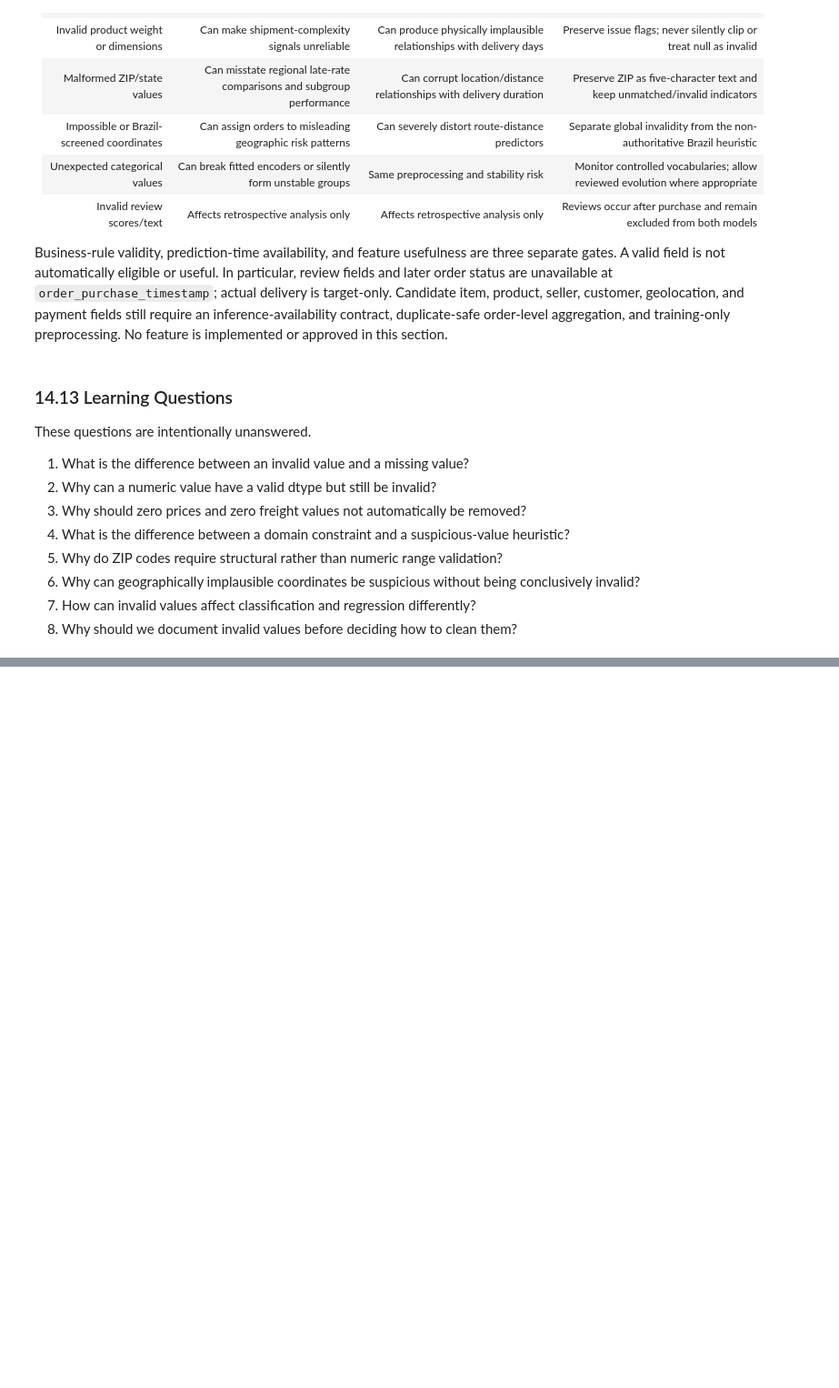
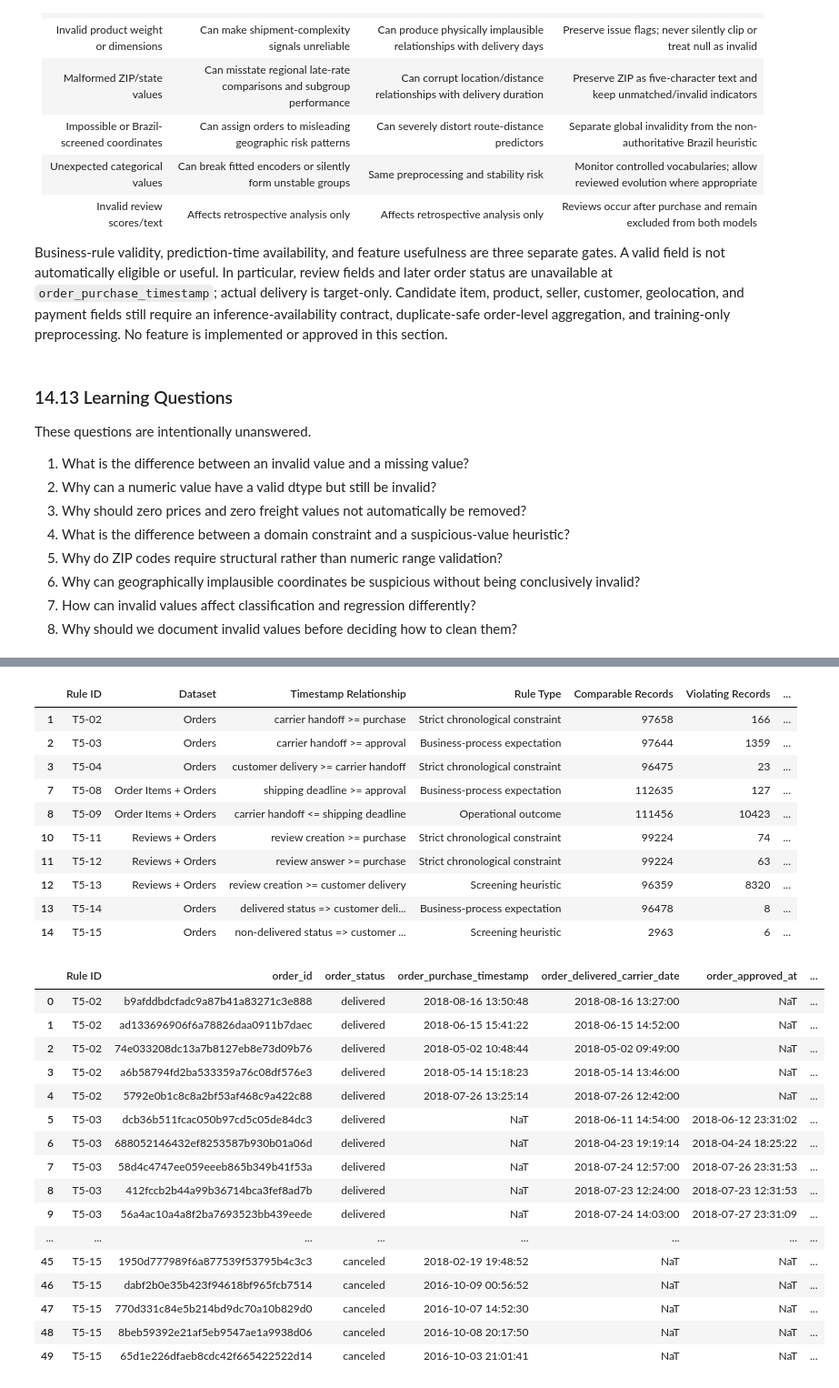
Before and after one commit to mmubashir95/ecommerce-delivery-intelligence, a Jupyter notebook: notebooks/02_data_quality.ipynb, the cells around one changed output, grey strips where cells are left out. Shown at 91% size. Saved outputs shown, nothing was run; the diff lists cells and outputs as text; code cells hidden in the pictures; blank space fills up the shorter version.

Commit message:
Implement date consistency validation

```diff
--- a/notebooks/02_data_quality.ipynb
+++ b/notebooks/02_data_quality.ipynb
@@ -2807,0 +2901,19 @@ These questions are intentionally unanswered.
+# %%
+temporal_rule_definitions = pd.DataFrame([
+    {"Rule ID": "T5-01", "Dataset": "Orders", "Timestamp Relationship": "approval >= purchase", "Rule Type": "Business expectation", "Rule Justification": "Approval normally follows order placement; small reversals could reflect recording clocks.", "Classification upon Violation": "Needs Investigation", "ML Impact": "Approval is excluded; anomalies may indicate broader lifecycle reliability issues."},
+    {"Rule ID": "T5-02", "Dataset": "Orders", "Timestamp Relationship": "carrier handoff >= purchase", "Rule Type": "Strict chronological constraint", "Rule Justification": "An order cannot be physically handed off before it exists.", "Classification upon Violation": "Invalid", "ML Impact": "Sequence quality affects cohort eligibility; handoff is never a predictor."},
+    {"Rule ID": "T5-03", "Dataset": "Orders", "Timestamp Relationship": "carrier handoff >= approval", "Rule Type": "Business-process expectation", "Rule Justification": "The usual workflow approves before carrier handoff, but source recording may be asynchronous.", "Classification upon Violation": "Needs Investigation", "ML Impact": "May require an exclusion/flag policy for label cohorts."},
+    {"Rule ID": "T5-04", "Dataset": "Orders", "Timestamp Relationship": "customer delivery >= carrier handoff", "Rule Type": "Strict chronological constraint", "Rule Justification": "Physical delivery cannot precede physical handoff; recording latency remains a possible cause.", "Classification upon Violation": "Invalid", "ML Impact": "Contradictory lifecycle evidence weakens target trust."},
+    {"Rule ID": "T5-05", "Dataset": "Orders", "Timestamp Relationship": "customer delivery >= purchase", "Rule Type": "Strict chronological constraint", "Rule Justification": "Negative observed delivery duration is impossible under field semantics.", "Classification upon Violation": "Invalid", "ML Impact": "Directly invalidates the regression target."},
+    {"Rule ID": "T5-06", "Dataset": "Orders", "Timestamp Relationship": "estimated delivery >= purchase", "Rule Type": "Strict chronological constraint", "Rule Justification": "A promised delivery date cannot precede the order it describes.", "Classification upon Violation": "Invalid", "ML Impact": "Can invalidate promised-duration features and classification labels."},
+    {"Rule ID": "T5-07", "Dataset": "Order Items + Orders", "Timestamp Relationship": "shipping deadline >= purchase", "Rule Type": "Strict chronological constraint", "Rule Justification": "An item deadline should not expire before its order exists.", "Classification upon Violation": "Invalid", "ML Impact": "Deadline semantics/availability must be established before any use."},
+    {"Rule ID": "T5-08", "Dataset": "Order Items + Orders", "Timestamp Relationship": "shipping deadline >= approval", "Rule Type": "Business-process expectation", "Rule Justification": "Deadlines usually allow fulfillment after approval; async approval can complicate interpretation.", "Classification upon Violation": "Needs Investigation", "ML Impact": "Deadline remains an unapproved predictor."},
+    {"Rule ID": "T5-09", "Dataset": "Order Items + Orders", "Timestamp Relationship": "carrier handoff <= shipping deadline", "Rule Type": "Operational outcome", "Rule Justification": "A later handoff is a missed deadline, not timestamp corruption.", "Classification upon Violation": "Needs Investigation", "ML Impact": "Potential outcome leakage; never repair or remove as corruption."},
+    {"Rule ID": "T5-10", "Dataset": "Reviews", "Timestamp Relationship": "answer >= creation", "Rule Type": "Strict chronological constraint", "Rule Justification": "An answer cannot precede creation of the review record it answers.", "Classification upon Violation": "Invalid", "ML Impact": "Retrospective review analysis only."},
+    {"Rule ID": "T5-11", "Dataset": "Reviews + Orders", "Timestamp Relationship": "review creation >= purchase", "Rule Type": "Strict chronological constraint", "Rule Justification": "A review for an order should not exist before that order.", "Classification upon Violation": "Invalid", "ML Impact": "Reviews remain prohibited predictors."},
+    {"Rule ID": "T5-12", "Dataset": "Reviews + Orders", "Timestamp Relationship": "review answer >= purchase", "Rule Type": "Strict chronological constraint", "Rule Justification": "A response for an order should not predate purchase.", "Classification upon Violation": "Invalid", "ML Impact": "Reviews remain prohibited predictors."},
+    {"Rule ID": "T5-13", "Dataset": "Reviews + Orders", "Timestamp Relationship": "review creation >= customer delivery", "Rule Type": "Screening heuristic", "Rule Justification": "Review workflows are not fully documented and may trigger before recorded delivery.", "Classification upon Violation": "Needs Investigation", "ML Impact": "No feature use; informs source interpretation only."},
+    {"Rule ID": "T5-14", "Dataset": "Orders", "Timestamp Relationship": "delivered status => customer delivery present", "Rule Type": "Business-process expectation", "Rule Justification": "Delivered status normally requires an actual-delivery timestamp.", "Classification upon Violation": "Needs Investigation", "ML Impact": "Rows are label-ineligible when actual delivery is missing."},
+    {"Rule ID": "T5-15", "Dataset": "Orders", "Timestamp Relationship": "non-delivered status => customer delivery absent", "Rule Type": "Screening heuristic", "Rule Justification": "Status and event timestamp can update asynchronously.", "Classification upon Violation": "Needs Investigation", "ML Impact": "Status alone must not determine target eligibility."},
+])
+display(temporal_rule_definitions)
@@ -2807,0 +3343,22 @@ These questions are intentionally unanswered.
+# %%
+temporal_findings = pd.DataFrame(temporal_findings_rows).sort_values("Rule ID").reset_index(drop=True)
+required_finding_columns = [
+    "Rule ID", "Dataset", "Timestamp Relationship", "Rule Type",
+    "Comparable Records", "Violating Records", "Violation Percentage",
+    "Classification", "Evidence", "ML Impact", "Recommended Action",
+]
+assert temporal_findings["Rule ID"].is_unique, "Rule IDs must be unique."
+assert temporal_findings["Comparable Records"].ge(temporal_findings["Violating Records"]).all()
+assert temporal_findings["Not Evaluated"].ge(0).all()
+display(temporal_findings[required_finding_columns + ["Not Evaluated"]])
+
+affected_temporal_rules = temporal_findings.loc[
+    temporal_findings["Violating Records"].gt(0), required_finding_columns + ["Not Evaluated"]
+]
+display(affected_temporal_rules)
+
+# Samples are evidence at native grain and are deliberately capped per rule.
+if temporal_samples:
+    all_temporal_samples = pd.concat(temporal_samples, ignore_index=True, sort=False)
+    display(all_temporal_samples.groupby("Rule ID", sort=True).head(5))
+# %% [output]
@@ -2807,0 +3381,28 @@ These questions are intentionally unanswered.
+|  | Rule ID | Dataset | Timestamp Relationship | Rule Type | Comparable Records | Violating Records | ... |
+| 1 | T5-02 | Orders | carrier handoff >= purchase | Strict chronological constraint | 97658 | 166 | ... |
+| 2 | T5-03 | Orders | carrier handoff >= approval | Business-process expectation | 97644 | 1359 | ... |
+| 3 | T5-04 | Orders | customer delivery >= carrier handoff | Strict chronological constraint | 96475 | 23 | ... |
+| 7 | T5-08 | Order Items + Orders | shipping deadline >= approval | Business-process expectation | 112635 | 127 | ... |
+| 8 | T5-09 | Order Items + Orders | carrier handoff <= shipping deadline | Operational outcome | 111456 | 10423 | ... |
+| 10 | T5-11 | Reviews + Orders | review creation >= purchase | Strict chronological constraint | 99224 | 74 | ... |
+| 11 | T5-12 | Reviews + Orders | review answer >= purchase | Strict chronological constraint | 99224 | 63 | ... |
+| 12 | T5-13 | Reviews + Orders | review creation >= customer delivery | Screening heuristic | 96359 | 8320 | ... |
+| 13 | T5-14 | Orders | delivered status => customer deli... | Business-process expectation | 96478 | 8 | ... |
+| 14 | T5-15 | Orders | non-delivered status => customer ... | Screening heuristic | 2963 | 6 | ... |
+|  | Rule ID | order_id | order_status | order_purchase_timestamp | order_delivered_carrier_date | order_approved_at | ... |
+| 0 | T5-02 | b9afddbdcfadc9a87b41a83271c3e888 | delivered | 2018-08-16 13:50:48 | 2018-08-16 13:27:00 | NaT | ... |
+| 1 | T5-02 | ad133696906f6a78826daa0911b7daec | delivered | 2018-06-15 15:41:22 | 2018-06-15 14:52:00 | NaT | ... |
+| 2 | T5-02 | 74e033208dc13a7b8127eb8e73d09b76 | delivered | 2018-05-02 10:48:44 | 2018-05-02 09:49:00 | NaT | ... |
+| 3 | T5-02 | a6b58794fd2ba533359a76c08df576e3 | delivered | 2018-05-14 15:18:23 | 2018-05-14 13:46:00 | NaT | ... |
+| 4 | T5-02 | 5792e0b1c8c8a2bf53af468c9a422c88 | delivered | 2018-07-26 13:25:14 | 2018-07-26 12:42:00 | NaT | ... |
+| 5 | T5-03 | dcb36b511fcac050b97cd5c05de84dc3 | delivered | NaT | 2018-06-11 14:54:00 | 2018-06-12 23:31:02 | ... |
+| 6 | T5-03 | 688052146432ef8253587b930b01a06d | delivered | NaT | 2018-04-23 19:19:14 | 2018-04-24 18:25:22 | ... |
+| 7 | T5-03 | 58d4c4747ee059eeeb865b349b41f53a | delivered | NaT | 2018-07-24 12:57:00 | 2018-07-26 23:31:53 | ... |
+| 8 | T5-03 | 412fccb2b44a99b36714bca3fef8ad7b | delivered | NaT | 2018-07-23 12:24:00 | 2018-07-23 12:31:53 | ... |
+| 9 | T5-03 | 56a4ac10a4a8f2ba7693523bb439eede | delivered | NaT | 2018-07-24 14:03:00 | 2018-07-27 23:31:09 | ... |
+| ... | ... | ... | ... | ... | ... | ... | ... |
+| 45 | T5-15 | 1950d777989f6a877539f53795b4c3c3 | canceled | 2018-02-19 19:48:52 | NaT | NaT | ... |
+| 46 | T5-15 | dabf2b0e35b423f94618bf965fcb7514 | canceled | 2016-10-09 00:56:52 | NaT | NaT | ... |
+| 47 | T5-15 | 770d331c84e5b214bd9dc70a10b829d0 | canceled | 2016-10-07 14:52:30 | NaT | NaT | ... |
+| 48 | T5-15 | 8beb59392e21af5eb9547ae1a9938d06 | canceled | 2016-10-08 20:17:50 | NaT | NaT | ... |
+| 49 | T5-15 | 65d1e226dfaeb8cdc42f665422522d14 | canceled | 2016-10-03 21:01:41 | NaT | NaT | ... |
```
Also changed, not shown: parts of 26 cells of this notebook.
